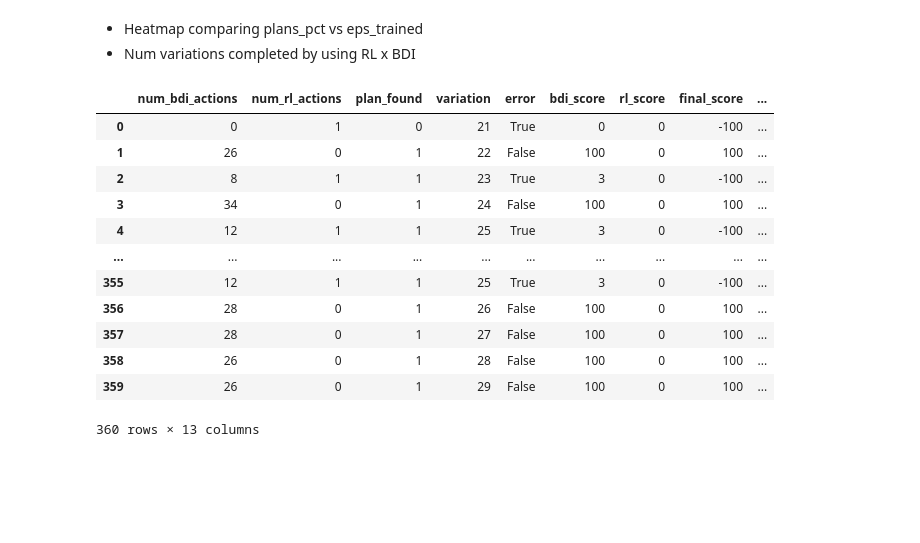
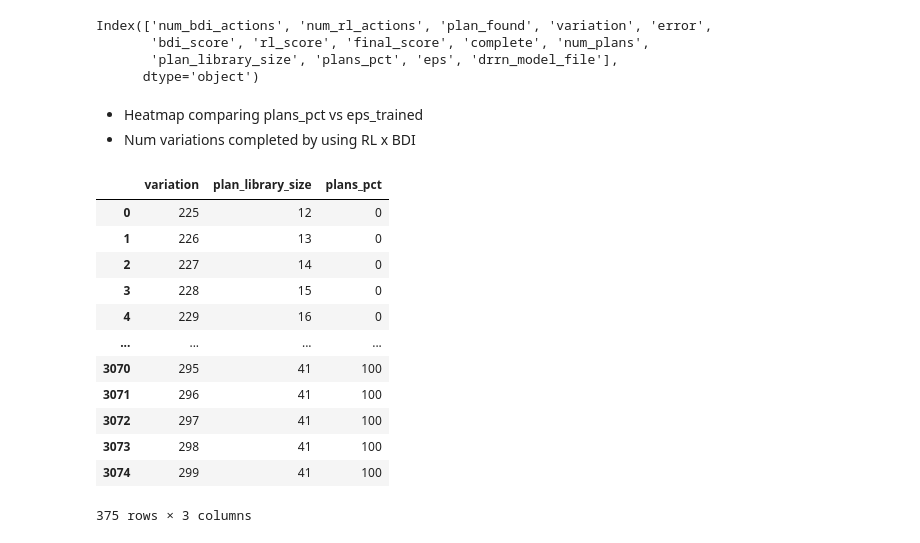
Before and after one commit to yukioichida/bdi-latent-space, a Jupyter notebook: notebooks/results_analysis.ipynb, the cells around one changed output. Cells and saved outputs as stored; diff of their text form; code cells hidden in the pictures; blank space fills up the shorter version.

```diff
--- a/notebooks/results_analysis.ipynb
+++ b/notebooks/results_analysis.ipynb
@@ -1,31 +1,49 @@
 # %%
 import pandas as pd
+import plotly.graph_objects as go
+import plotly.express as px
+
+from scienceworld import ScienceWorldEnv
+
+from sources.scienceworld import load_step_function,parse_observation
+from sources.agent import BDIAgent
+from sources.bdi_components.inference import NLIModel
+from sources.bdi_components.belief import State
+
+import numpy as np
 from os import listdir
 from os.path import isfile, join
 import re
 
-results_df = pd.read_csv("../results/results_melt.csv")
+results_df = pd.read_csv("../results/results_find-non-living-thing.csv")
 # TODO ajustar dps o script
 results_df.loc[results_df["plans_pct"] == 1, "plans_pct"] = 100
 results_df.loc[results_df["plans_pct"] == 2, "plans_pct"] = 25
 results_df.loc[results_df["plans_pct"] == 5, "plans_pct"] = 50
 results_df.loc[results_df["plans_pct"] == 7, "plans_pct"] = 75
+
+results_df.columns
+# %% [output]
+Index(['num_bdi_actions', 'num_rl_actions', 'plan_found', 'variation', 'error',
+       'bdi_score', 'rl_score', 'final_score', 'complete', 'num_plans',
+       'plan_library_size', 'plans_pct', 'eps', 'drrn_model_file'],
+      dtype='object')
 # %% [markdown]
 - Heatmap comparing plans_pct vs eps_trained
 - Num variations completed by using RL x BDI
-# %%
-results_df
-# %% [output]
-|  | num_bdi_actions | num_rl_actions | plan_found | variation | error | bdi_score | rl_score | final_score | ... |
-| 0 | 0 | 1 | 0 | 21 | True | 0 | 0 | -100 | ... |
-| 1 | 26 | 0 | 1 | 22 | False | 100 | 0 | 100 | ... |
-| 2 | 8 | 1 | 1 | 23 | True | 3 | 0 | -100 | ... |
-| 3 | 34 | 0 | 1 | 24 | False | 100 | 0 | 100 | ... |
-| 4 | 12 | 1 | 1 | 25 | True | 3 | 0 | -100 | ... |
-| ... | ... | ... | ... | ... | ... | ... | ... | ... | ... |
-| 355 | 12 | 1 | 1 | 25 | True | 3 | 0 | -100 | ... |
-| 356 | 28 | 0 | 1 | 26 | False | 100 | 0 | 100 | ... |
-| 357 | 28 | 0 | 1 | 27 | False | 100 | 0 | 100 | ... |
-| 358 | 26 | 0 | 1 | 28 | False | 100 | 0 | 100 | ... |
-| 359 | 26 | 0 | 1 | 29 | False | 100 | 0 | 100 | ... |
-360 rows × 13 columns
+# %%
+results_df[['variation', 'plan_library_size', 'plans_pct']].drop_duplicates()
+# %% [output]
+|  | variation | plan_library_size | plans_pct |
+| 0 | 225 | 12 | 0 |
+| 1 | 226 | 13 | 0 |
+| 2 | 227 | 14 | 0 |
+| 3 | 228 | 15 | 0 |
+| 4 | 229 | 16 | 0 |
+| ... | ... | ... | ... |
+| 3070 | 295 | 41 | 100 |
+| 3071 | 296 | 41 | 100 |
+| 3072 | 297 | 41 | 100 |
+| 3073 | 298 | 41 | 100 |
+| 3074 | 299 | 41 | 100 |
+375 rows × 3 columns
```
Also changed, not shown: parts of 9 cells of this notebook, 3 other files.
